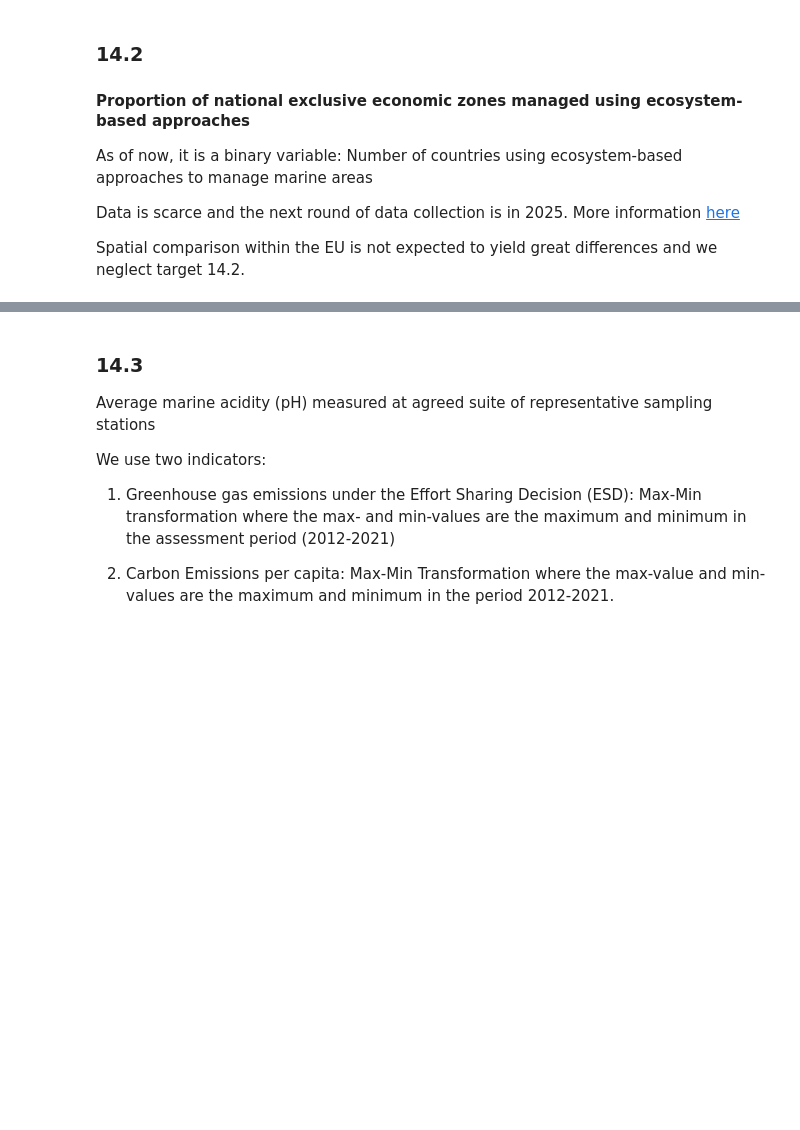
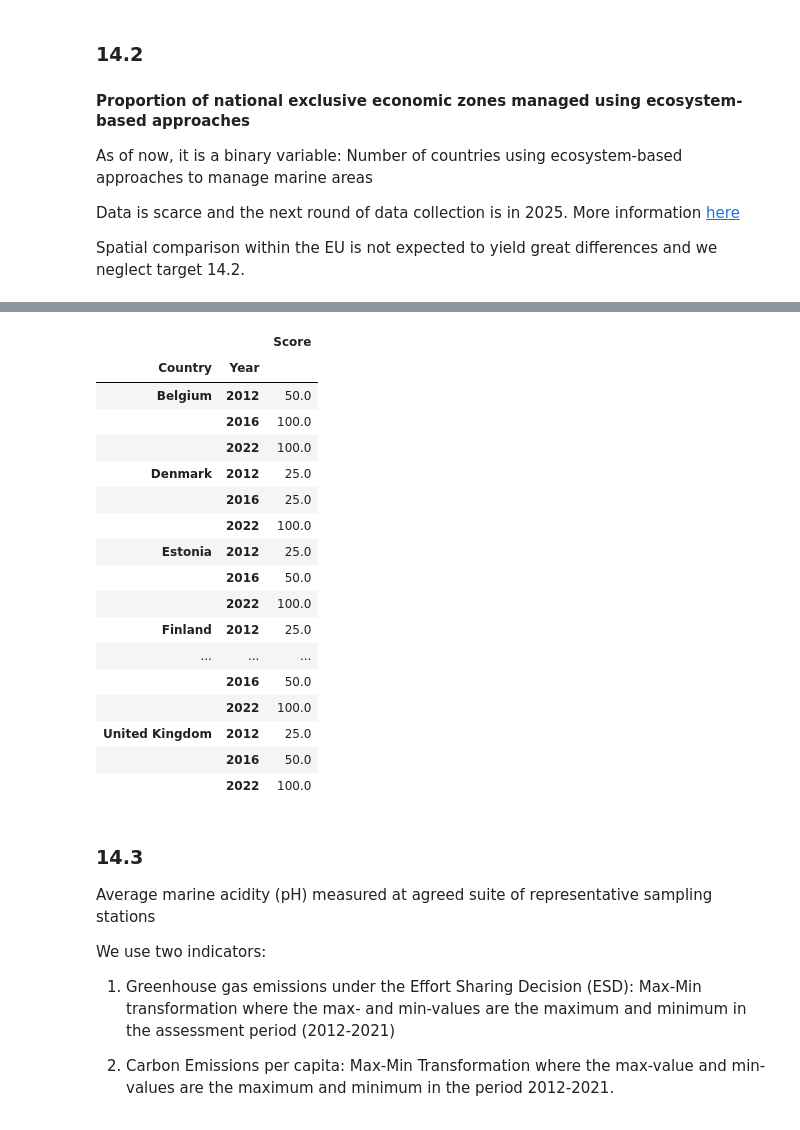
Before and after one commit to isaldiviagonzatti/sdg14, a Jupyter notebook: code/exploreSDG14.ipynb, the cells around one changed output, grey strips where cells are left out. Cells and saved outputs as stored; diff of their text form; code cells hidden in the pictures; blank space fills up the shorter version.

```diff
--- a/code/exploreSDG14.ipynb
+++ b/code/exploreSDG14.ipynb
@@ -387,3 +390,9 @@ As of now, it is a binary variable: Number of countries using ecosystem-based ap
 Data is scarce and the next round of data collection is in 2025. More information [here](https://unstats.un.org/sdgs/metadata/files/Metadata-14-02-01.pdf)
 
 Spatial comparison within the EU is not expected to yield great differences and we neglect target 14.2.
+# %%
+msp = pd.read_csv("../data/mspData.csv")
+dictScore = {'implemented': 4,
+'complete not implemented': 3,
+'under development': 2,
+'not started': 1}
@@ -390,3 +420,33 @@ Spatial comparison within the EU is not expected to yield great differences and
+# %%
+mspVal = (
+    msp[["Country", "2012", "2016", "2022"]]
+    .set_index("Country")
+    .replace(dictScore)
+    .melt(ignore_index=False)
+    .rename(columns={"variable": "Year", "value": "Score"})
+    .set_index("Year", append=True).sort_index()
+)
+mspVal = mspVal * 1/len(mspVal['Score'].unique()) * 100
+mspVal
+# %% [output]
+|  |  | Score |
+| Country | Year |  |
+| Belgium | 2012 | 50.0 |
+|  | 2016 | 100.0 |
+|  | 2022 | 100.0 |
+| Denmark | 2012 | 25.0 |
+|  | 2016 | 25.0 |
+|  | 2022 | 100.0 |
+| Estonia | 2012 | 25.0 |
+|  | 2016 | 50.0 |
+|  | 2022 | 100.0 |
+| Finland | 2012 | 25.0 |
+| ... | ... | ... |
+|  | 2016 | 50.0 |
+|  | 2022 | 100.0 |
+| United Kingdom | 2012 | 25.0 |
+|  | 2016 | 50.0 |
+|  | 2022 | 100.0 |
 # %% [markdown]
 ### 14.3
 
```
Also changed, not shown: parts of 9 cells of this notebook, 1 other file.
